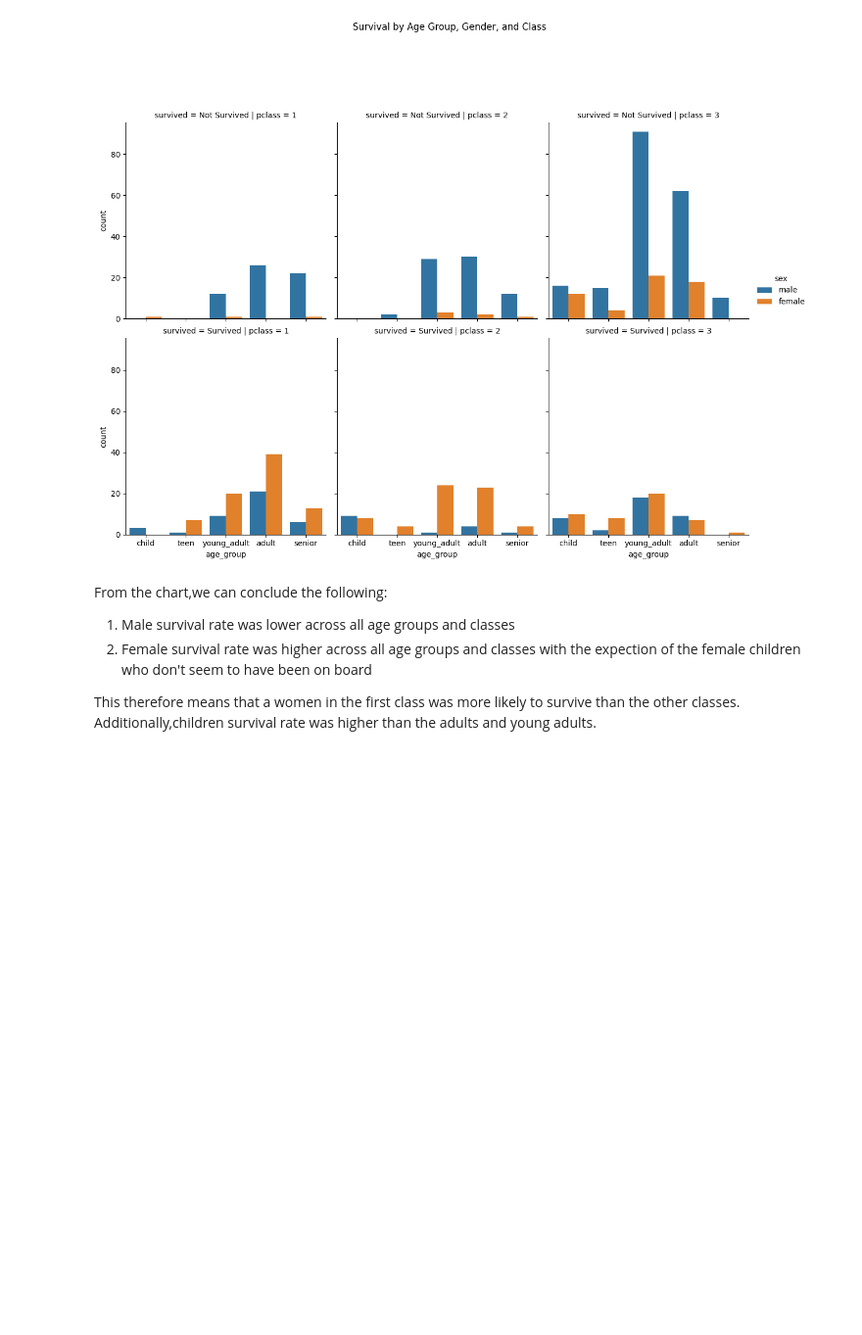
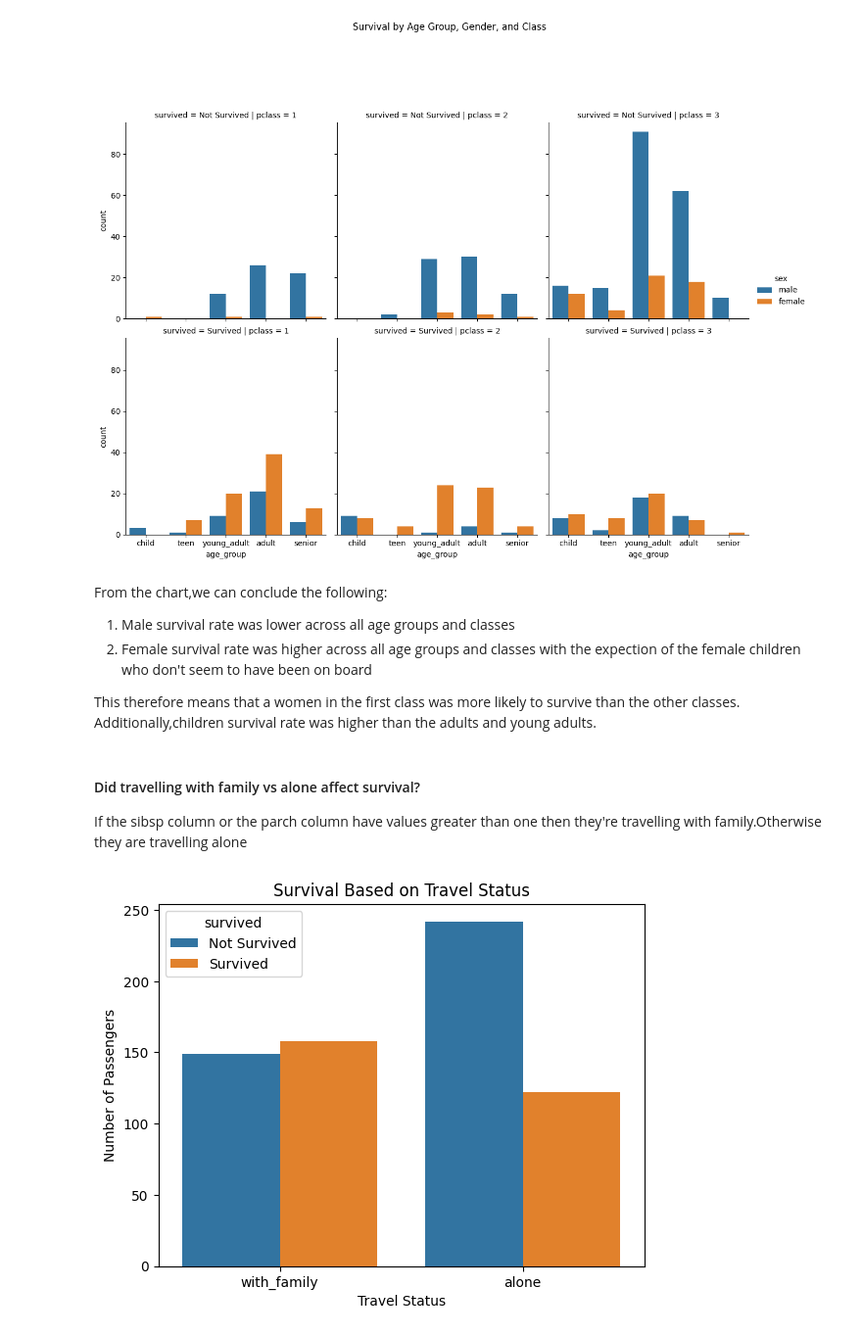
Before and after one commit to K-Atina/Titanic-Dataset, a Jupyter notebook: Titanic_Dataset.ipynb, the cells around one changed output. Shown: that part at 98% size. Cells and saved outputs as stored; diff of their text form; code cells hidden in the pictures; blank space fills up the shorter version.

```diff
--- a/Titanic_Dataset.ipynb
+++ b/Titanic_Dataset.ipynb
@@ -401,3 +401,17 @@ From the chart,we can conclude the following:
 
 This therefore means that a women in the first class was more likely to survive than the other classes.
 Additionally,children survival rate was higher than the adults and young adults.
+# %% [markdown]
+#### Did travelling with family vs alone affect survival?
+If the sibsp column or the parch column have values greater than one then they're travelling with family.Otherwise they are travelling alone
+# %%
+#Create a new column for travelling alone or with family
+df_cleaned['travel_status'] = df_cleaned.apply(lambda row: 'alone' if (row['sibsp'] == 0 and row['parch'] == 0) else 'with_family',axis=1)
+# %%
+sns.countplot(data=df_cleaned, x='travel_status', hue='survived')
+plt.title("Survival Based on Travel Status")
+plt.xlabel("Travel Status")
+plt.ylabel("Number of Passengers")
+plt.show()
+# %% [output]
+[figure, added]
```
Also changed, not shown: parts of 6 cells of this notebook.
